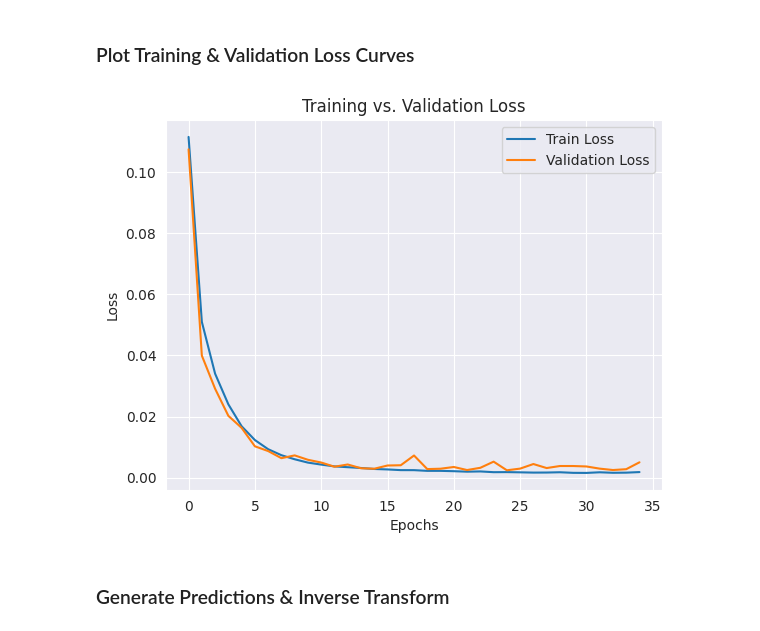
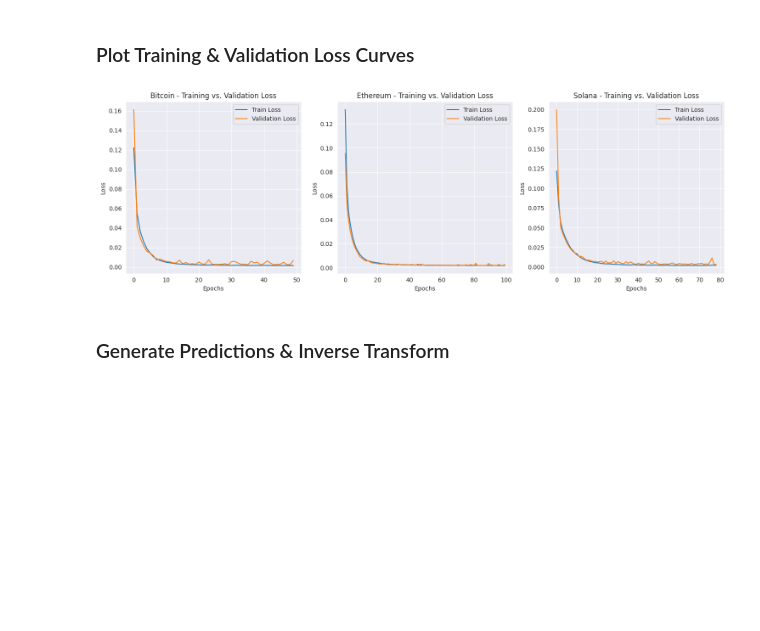
Before and after one commit to bonareri/Cryptocurrency-Price-Prediction-, a Jupyter notebook: lstm_model.ipynb, the cells around one changed output. Saved outputs shown, nothing was run; the diff lists cells and outputs as text; code cells hidden in the pictures; blank space fills up the shorter version.

```diff
--- a/lstm_model.ipynb
+++ b/lstm_model.ipynb
@@ -57,5 +160,7 @@ memory usage: 178.3 KB
 ## 2. Data Preprocessing
 # %%
 # Select only the 'Close' price
-df_close = df[['Close']]
+btc_close = btc[['Close']]
+eth_close = eth[['Close']]
+sol_close = sol[['Close']]
 # %%
@@ -333,0 +551,6 @@ model.save('lstm_model.keras')
+# %%
+# Print model summaries for each cryptocurrency
+for coin, model in models.items():
+    print(f"\nModel Summary for {coin}:\n")
+    model.summary()
+    print("-" * 50)
@@ -333,0 +601,5 @@ model.save('lstm_model.keras')
+# %%
+# Save trained models for each cryptocurrency
+for coin, model in models.items():
+    model.save(f"{coin.lower()}_lstm_model.keras")
+    print(f"Saved {coin} LSTM model as {coin.lower()}_lstm_model.keras")
@@ -336,24 +612,34 @@ model.save('lstm_model.keras')
 # %% [markdown]
 ### Evaluate Model on Test Data
 # %%
-# Evaluate model performance on test data
-test_loss = model.evaluate(testX, testY, verbose=1)
-print(f"Test Loss (MSE): {test_loss:.6f}")
+# Evaluate each model's performance on its respective test data
+for coin, model in models.items():
+    testX, testY = test_sequences[coin]  # Get test data for the coin
+    test_loss = model.evaluate(testX, testY, verbose=1)
+    print(f"{coin} Test Loss (MSE): {test_loss:.6f}")
 # %% [output]
 24/24 ━━━━━━━━━━━━━━━━━━━━ 0s 4ms/step - loss: 0.0018
 Test Loss (MSE): 0.002442
 # %% [markdown]
 ### Plot Training & Validation Loss Curves
 # %%
-# Plot training and validation loss
-plt.plot(history.history['loss'], label='Train Loss')
-plt.plot(history.history['val_loss'], label='Validation Loss')
-plt.xlabel('Epochs')
-plt.ylabel('Loss')
-plt.title('Training vs. Validation Loss')
-plt.legend()
+# Plot training and validation loss separately for each cryptocurrency
+coins = ["Bitcoin", "Ethereum", "Solana"]
+
+plt.figure(figsize=(15, 5))
+
+for i, coin in enumerate(coins, 1):
+    plt.subplot(1, 3, i)  # Create subplots in a row
+    plt.plot(histories[coin].history['loss'], label='Train Loss')
+    plt.plot(histories[coin].history['val_loss'], label='Validation Loss')
+    plt.xlabel('Epochs')
+    plt.ylabel('Loss')
+    plt.title(f'{coin} - Training vs. Validation Loss')
+    plt.legend()
+
+plt.tight_layout()
 plt.show()
 # %% [output]
-[figure, old version]
+[figure, new version]
 # %% [markdown]
 ### Generate Predictions & Inverse Transform
```
Also changed, not shown: parts of 35 cells of this notebook.
